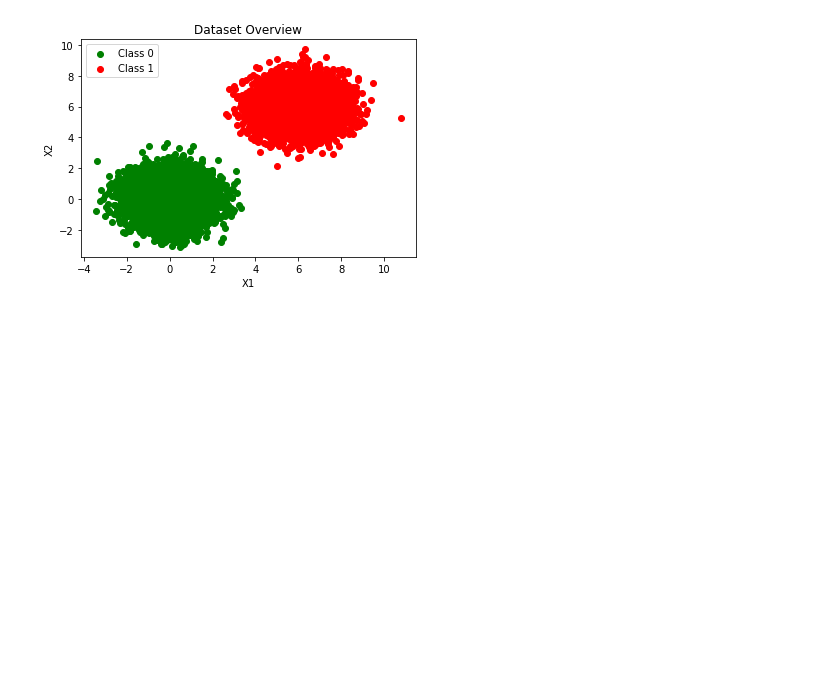
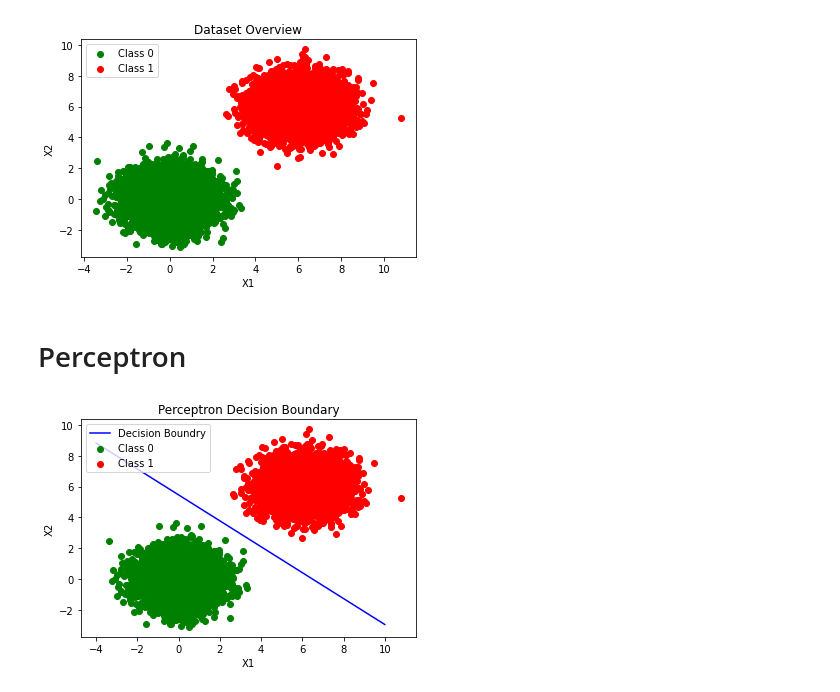
Before and after one commit to AUT-Student/NN-HW2, a Jupyter notebook: NN_HW1.ipynb, the cells around one changed output. Saved outputs shown, nothing was run; the diff lists cells and outputs as text; code cells hidden in the pictures; blank space fills up the shorter version.

Commit message:
Implement Perceptron

```diff
--- a/NN_HW1.ipynb
+++ b/NN_HW1.ipynb
@@ -41,3 +42,5 @@ dataset = dataset.sample(frac=1).reset_index()
 train_dataset = dataset[:7000]
 validation_dataset = dataset[7000:8000]
 test_dataset = dataset[8000:]
+# %% [markdown]
+# Perceptron
@@ -43,0 +53,45 @@ test_dataset = dataset[8000:]
+# %%
+class Perceptron():
+  def __init__(self, w, alpha, activation_function):
+    self.w = w
+    self.alpha = alpha
+    self.activation_function = activation_function
+
+  def predict(self, X):
+    I = self.w @ np.concatenate(([1], X))
+    y = self.activation_function(I)
+    return y
+
+  def train_sample(self, X, t):
+    y = self.predict(X)
+    self.w = self.w + self.alpha * (t-y) * np.concatenate(([1], X))
+
+  def train(self, dataset):
+    for i, data in dataset.iterrows():
+      X = data[["X1", "X2"]].values
+      t = data["Y"]
+      self.train_sample(X,t)
+
+  def show_decision_boundry(self, dataset):
+    plt.scatter(dataset[dataset["Y"]==0]["X1"], dataset[dataset["Y"]==0]["X2"], label="Class 0", c="green")
+    plt.scatter(dataset[dataset["Y"]==1]["X1"], dataset[dataset["Y"]==1]["X2"], label="Class 1", c="red")
+
+    x = np.linspace(-4, 10, 1000)
+    plt.plot(x, (-self.w[1]/self.w[2]*x)-self.w[0]/self.w[2], label="Decision Boundry", c="blue")
+
+    plt.legend()
+    plt.xlabel("X1")
+    plt.ylabel("X2")
+    plt.title("Perceptron Decision Boundary")
+    plt.show()
+# %%
+p = Perceptron(w=np.zeros([2+1]), alpha=1, activation_function=ActivationFunctions.sigmoid)
+# %%
+new_X = train_dataset.iloc[1][["X1", "X2"]].values
+new_t = train_dataset.iloc[1]["Y"]
+
+p.train(train_dataset)
+# %%
+p.show_decision_boundry(train_dataset)
+# %% [output]
+[figure, added]
```
Also changed, not shown: parts of 2 cells of this notebook.
